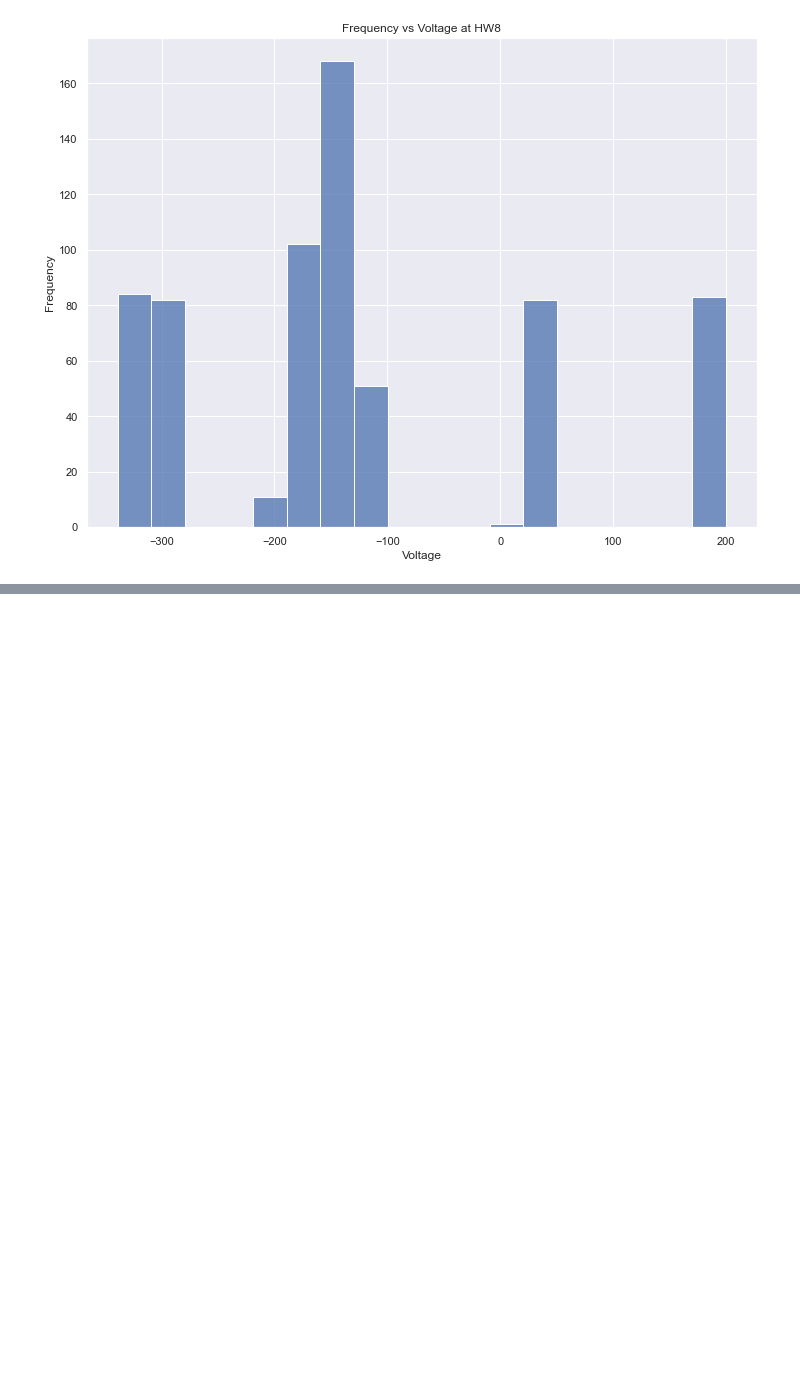
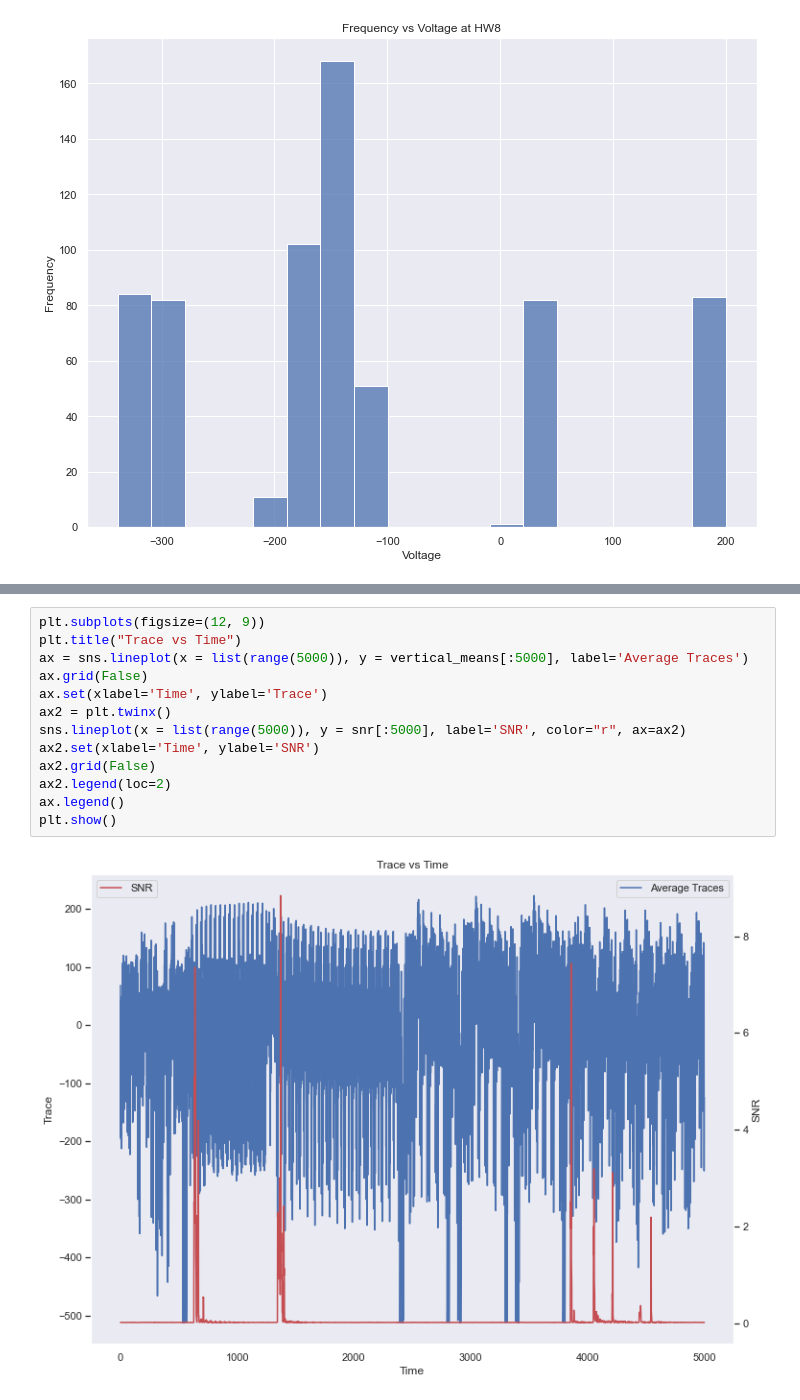
Before and after one commit to KingstonRainsworthCS/CS-599-PhysAttack, a Jupyter notebook: HW3/HW3.ipynb, the cells around one changed output, grey strips where cells are left out. Saved outputs shown, nothing was run; the diff lists cells and outputs as text; blank space fills up the shorter version.

```diff
--- a/HW3/HW3.ipynb
+++ b/HW3/HW3.ipynb
@@ -258,0 +284,15 @@ plt.show()
+# %%
+plt.subplots(figsize=(12, 9))
+plt.title("Trace vs Time")
+ax = sns.lineplot(x = list(range(5000)), y = vertical_means[:5000], label='Average Traces')
+ax.grid(False)
+ax.set(xlabel='Time', ylabel='Trace')
+ax2 = plt.twinx()
+sns.lineplot(x = list(range(5000)), y = snr[:5000], label='SNR', color="r", ax=ax2)
+ax2.set(xlabel='Time', ylabel='SNR')
+ax2.grid(False)
+ax2.legend(loc=2)
+ax.legend()
+plt.show()
+# %% [output]
+[figure, added]
```
Also changed, not shown: parts of 14 cells of this notebook.
